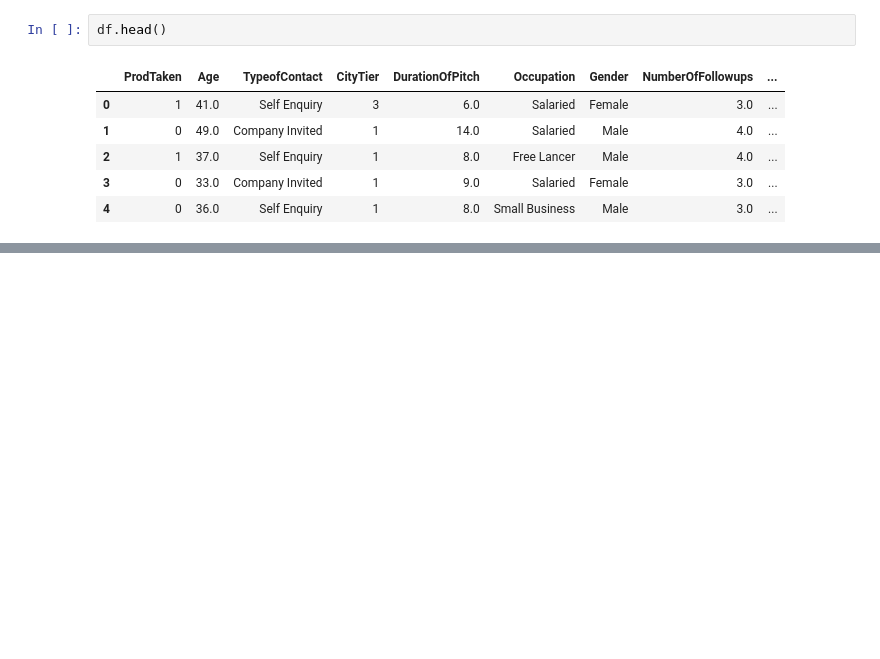
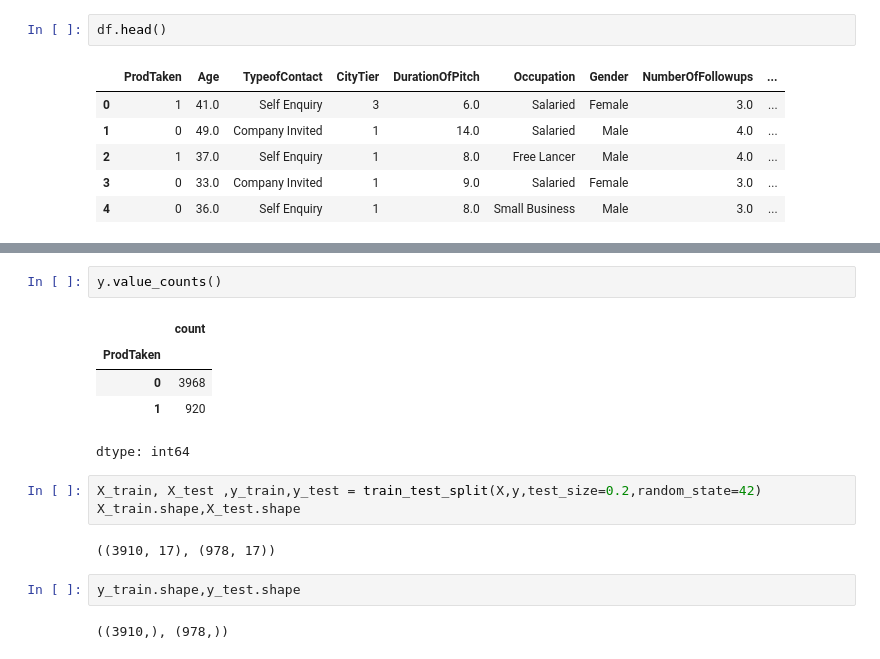
Before and after one commit to Santhanakrishnan2004/ML-Models, a Jupyter notebook: FeatureEngineering/featuresEng.ipynb, the cells around one changed output, grey strips where cells are left out. Drawn from its saved outputs; the diff is of its cells as text; blank space fills up the shorter version.

```diff
--- a/FeatureEngineering/featuresEng.ipynb
+++ b/FeatureEngineering/featuresEng.ipynb
@@ -197,0 +212,17 @@ df.head()
+# %%
+y.value_counts()
+# %% [output]
+|  | count |
+| ProdTaken |  |
+| 0 | 3968 |
+| 1 | 920 |
+dtype: int64
+# %%
+X_train, X_test ,y_train,y_test = train_test_split(X,y,test_size=0.2,random_state=42)
+X_train.shape,X_test.shape
+# %% [output]
+((3910, 17), (978, 17))
+# %%
+y_train.shape,y_test.shape
+# %% [output]
+((3910,), (978,))
```
Also changed, not shown: parts of 9 cells of this notebook.
